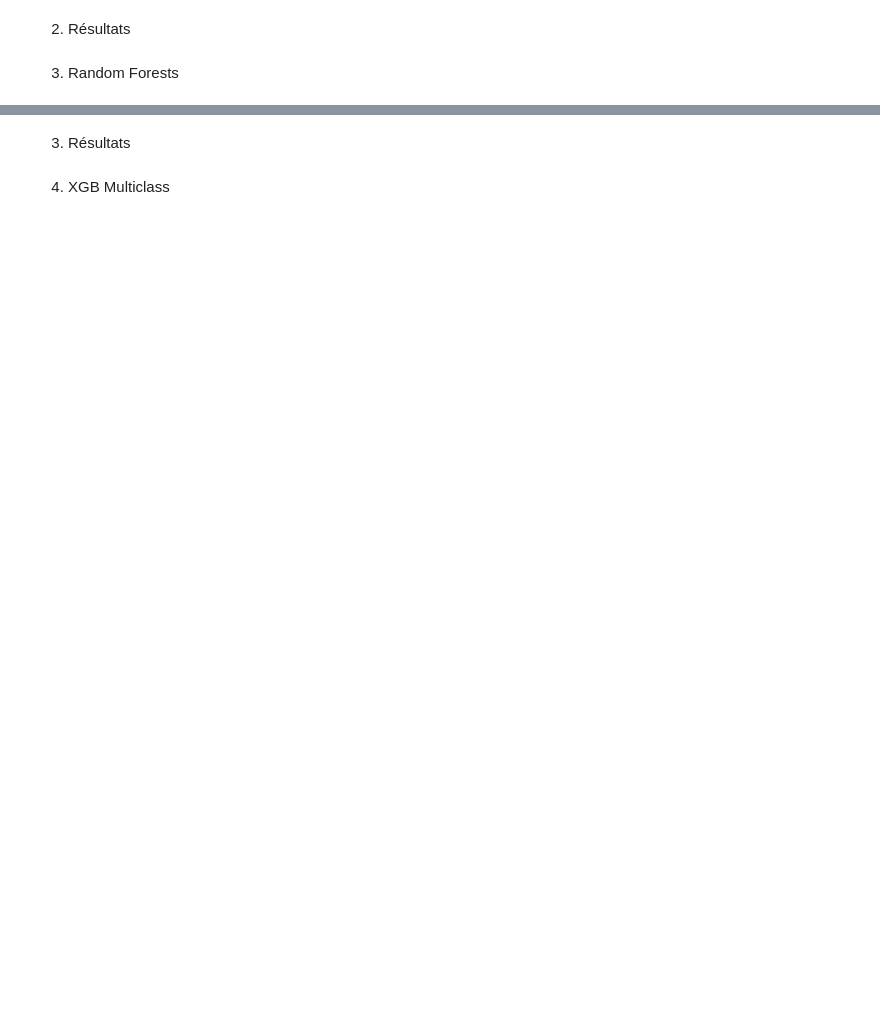
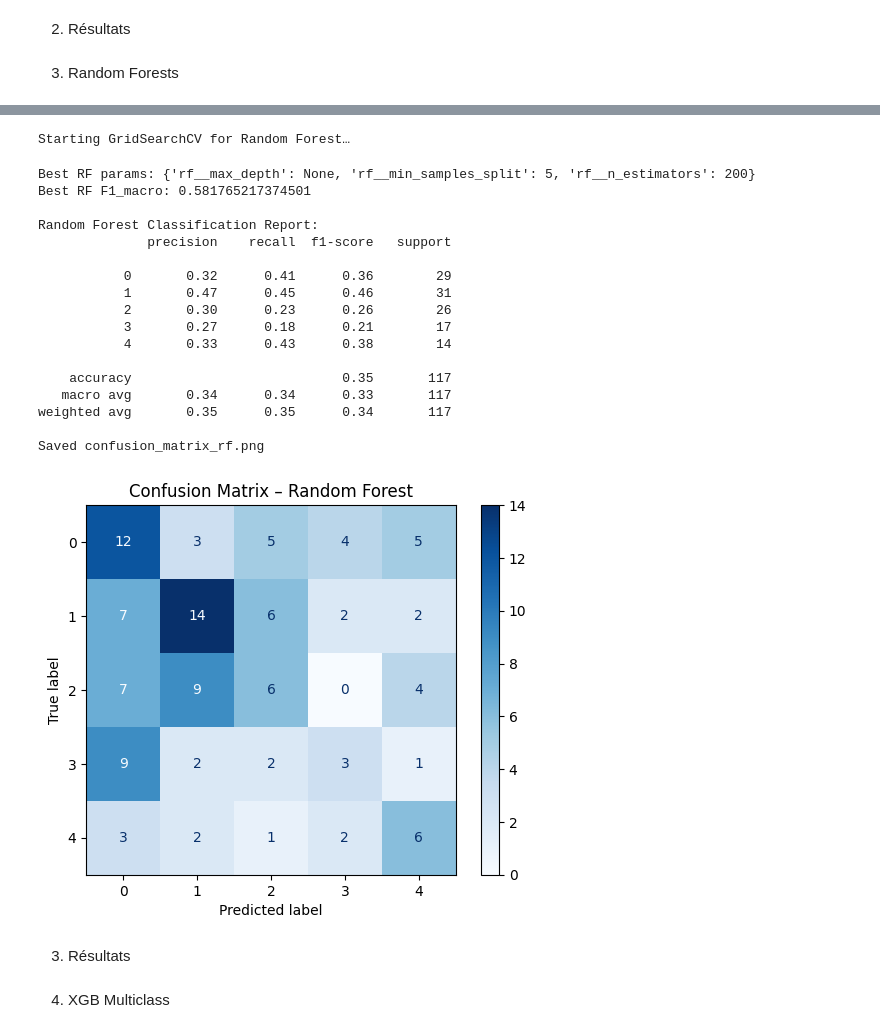
Before and after one commit to philipaslls/statapp, a Jupyter notebook: main.ipynb, the cells around one changed output, grey strips where cells are left out. Drawn from its saved outputs; the diff is of its cells as text; code cells hidden in the pictures; blank space fills up the shorter version.

```diff
--- a/main.ipynb
+++ b/main.ipynb
@@ -811,3 +751,78 @@ weighted avg       0.26      0.34      0.28       117
+# %%
+# Cell 3 – Random Forest on Precomputed Embeddings with Fixed Progress Bar
+import matplotlib.pyplot as plt
+from sklearn.ensemble import RandomForestClassifier
+from sklearn.preprocessing import StandardScaler
+from sklearn.pipeline import Pipeline
+from sklearn.model_selection import GridSearchCV, StratifiedKFold, ParameterGrid
+from sklearn.metrics import classification_report, confusion_matrix, ConfusionMatrixDisplay, make_scorer, f1_score
+from tqdm import tqdm
+
+# Custom GridSearchCV subclass to integrate tqdm using ParameterGrid
+class GridSearchCVProgress(GridSearchCV):
+    def _run_search(self, evaluate_candidates):
+        params_list = list(ParameterGrid(self.param_grid))
+        evaluate_candidates(tqdm(params_list, desc="GridSearchRF"))
+
+# Assumes X_train_res, y_train_res, X_test, y_test from Cell 1
+pipe_rf = Pipeline([
+    ('scaler', StandardScaler()),
+    ('rf', RandomForestClassifier(random_state=42))
+])
+param_grid_rf = {
+    'rf__n_estimators': [100, 200, 300],
+    'rf__max_depth': [None, 10, 20],
+    'rf__min_samples_split': [2, 5]
+}
+
+cv = StratifiedKFold(n_splits=5, shuffle=True, random_state=42)
+f1_macro = make_scorer(f1_score, average='macro')
+
+gs_rf = GridSearchCVProgress(
+    estimator=pipe_rf,
+    param_grid=param_grid_rf,
+    scoring=f1_macro,
+    cv=cv,
+    n_jobs=-1,
+    verbose=0
+)
+print("Starting GridSearchCV for Random Forest…")
+gs_rf.fit(X_train_res, y_train_res)
+print("Best RF params:", gs_rf.best_params_)
+print("Best RF F1_macro:", gs_rf.best_score_)
+
+# Evaluation and confusion matrix
+y_pred_rf = gs_rf.predict(X_test)
+print("\nRandom Forest Classification Report:")
+print(classification_report(y_test, y_pred_rf))
+
+cm = confusion_matrix(y_test, y_pred_rf)
+disp = ConfusionMatrixDisplay(confusion_matrix=cm)
+plt.figure()
+disp.plot(ax=plt.gca(), cmap='Blues', values_format='d')
+plt.title('Confusion Matrix – Random Forest')
+plt.savefig('confusion_matrix_rf.png')
+print("Saved confusion_matrix_rf.png")
+# %% [output]
+Starting GridSearchCV for Random Forest…
+Best RF params: {'rf__max_depth': None, 'rf__min_samples_split': 5, 'rf__n_estimators': 200}
+Best RF F1_macro: 0.581765217374501
+
+Random Forest Classification Report:
+              precision    recall  f1-score   support
+
+           0       0.32      0.41      0.36        29
+           1       0.47      0.45      0.46        31
+           2       0.30      0.23      0.26        26
+           3       0.27      0.18      0.21        17
+           4       0.33      0.43      0.38        14
+
+    accuracy                           0.35       117
+   macro avg       0.34      0.34      0.33       117
+weighted avg       0.35      0.35      0.34       117
+
+Saved confusion_matrix_rf.png
+[figure, added]
 # %% [markdown]
 3) Résultats
 # %% [markdown]
```
Also changed, not shown: parts of 12 cells of this notebook.
